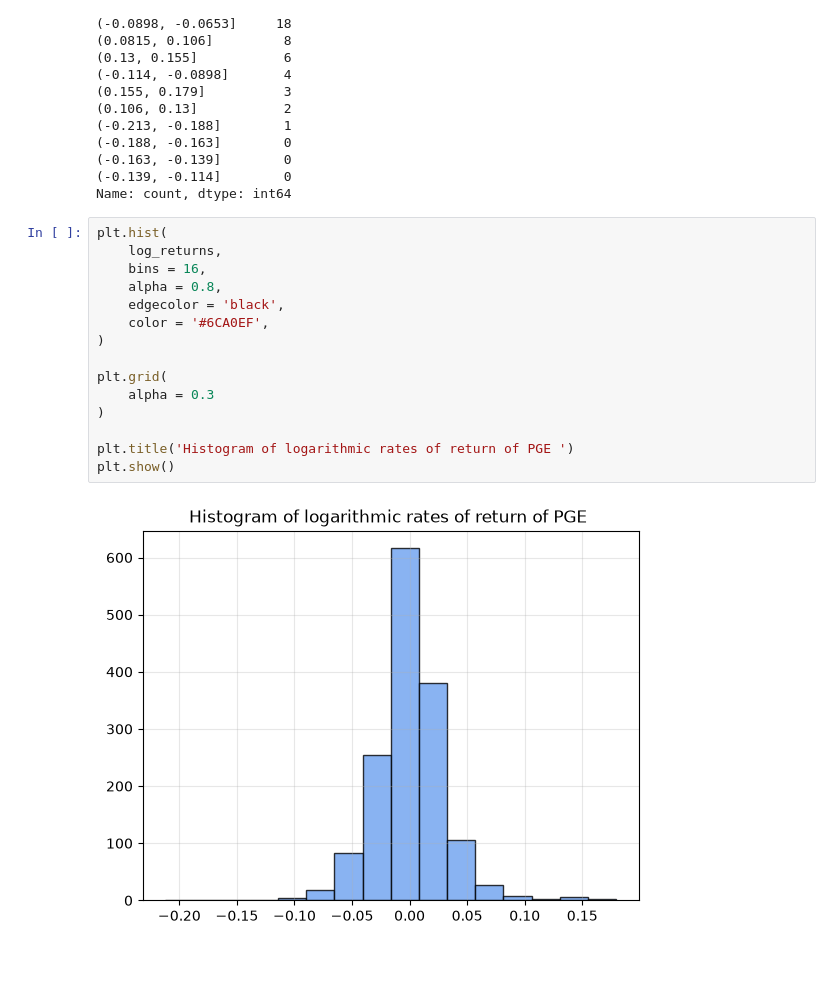
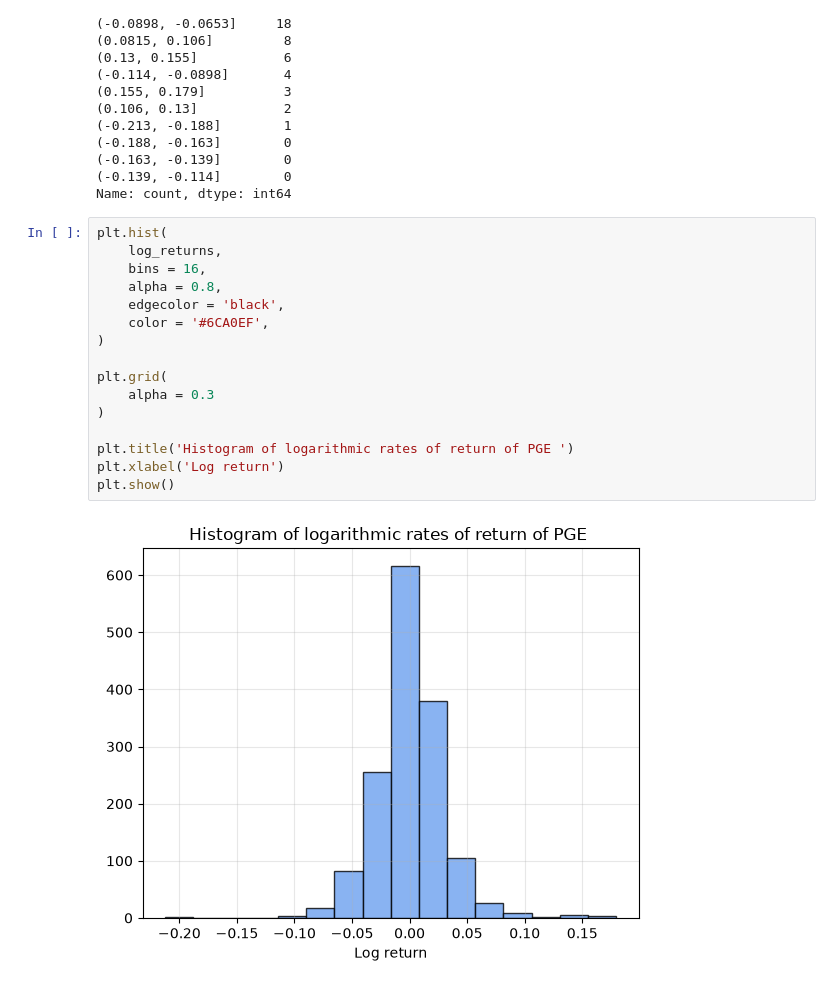
Before and after one commit to studzinskimilosz/mathematical-and-statistical-analysis, a Jupyter notebook: notebook/notebook.ipynb, the cells around one changed output. Saved outputs shown, nothing was run; the diff lists cells and outputs as text; blank space fills up the shorter version.

Commit message:
feat: add plt.hist with density and create xlable for first histogram

```diff
--- a/notebook/notebook.ipynb
+++ b/notebook/notebook.ipynb
@@ -142,17 +142,18 @@ Name: count, dtype: int64
 # %%
 plt.hist(
     log_returns,
     bins = 16,
     alpha = 0.8,
     edgecolor = 'black',
     color = '#6CA0EF',
 )
 
 plt.grid(
     alpha = 0.3
 )
 
 plt.title('Histogram of logarithmic rates of return of PGE ')
+plt.xlabel('Log return')
 plt.show()
 # %% [output]
-[figure, old version]
+[figure, new version]
```
Also changed, not shown: parts of 1 cell of this notebook.
